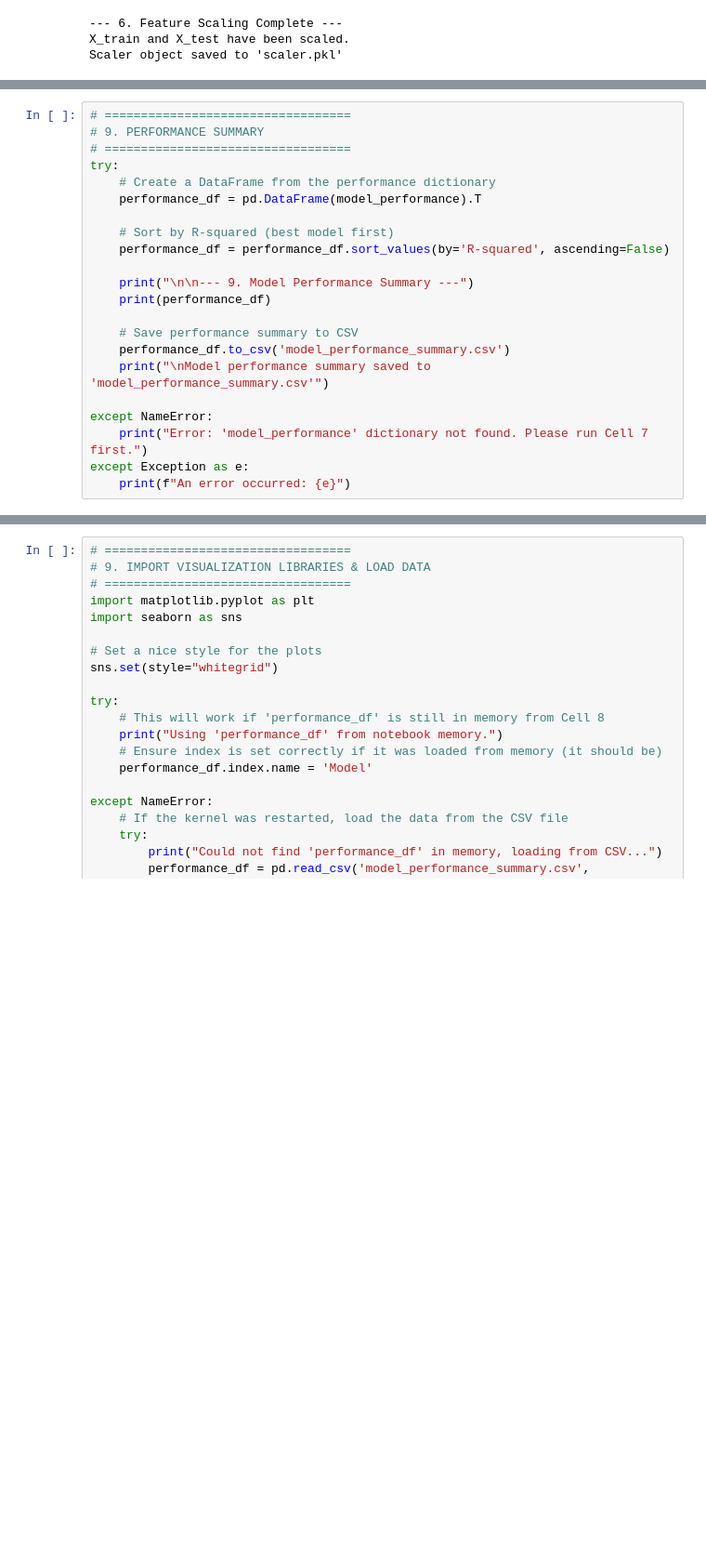
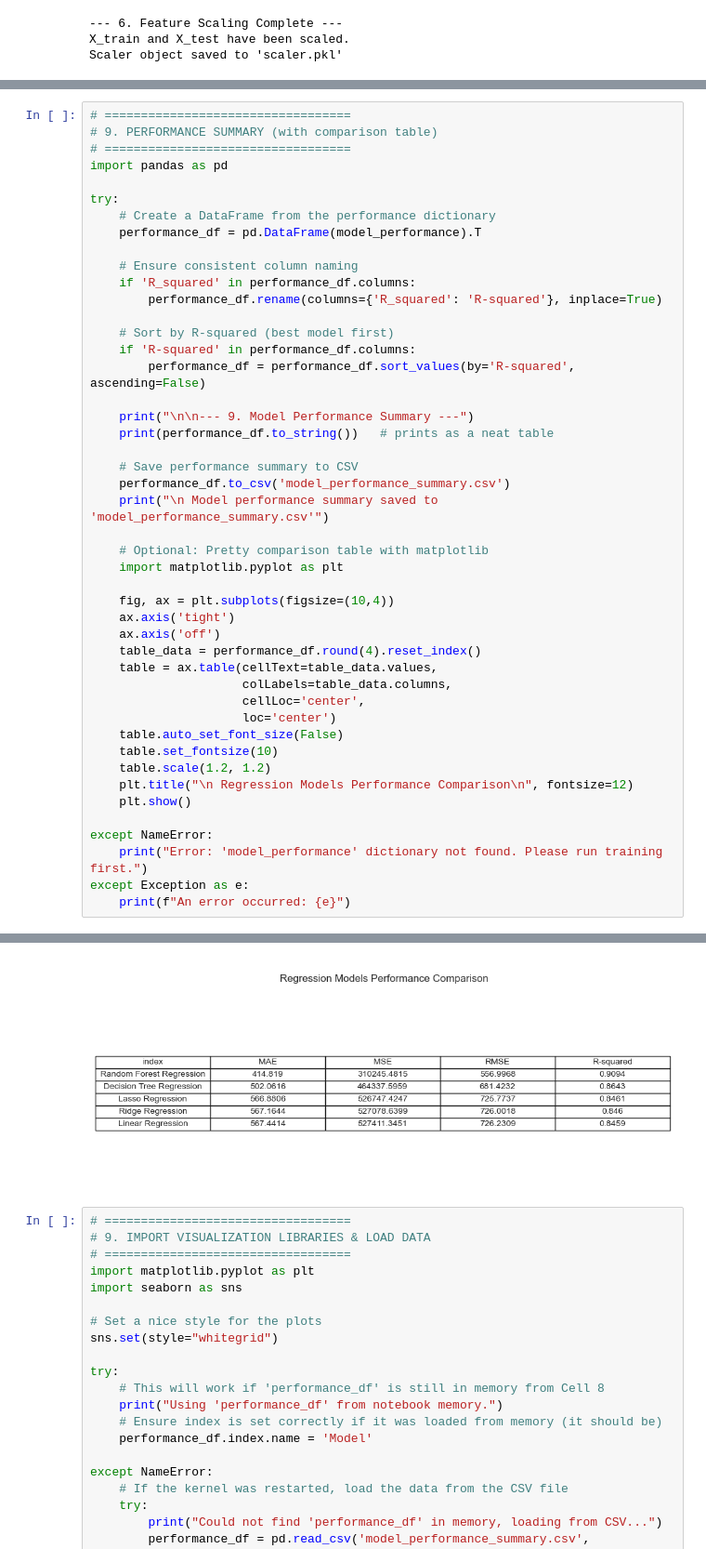
Before and after one commit to springboardmentor29803v-cpu/RideWise-Predicting-Bike-sharing-Demand, a Jupyter notebook: Types_of_Regression.ipynb, the cells around one changed output, grey strips where cells are left out. Shown at 93% size. Saved outputs shown, nothing was run; the diff lists cells and outputs as text; blank space fills up the shorter version.

```diff
--- a/Types_of_Regression.ipynb
+++ b/Types_of_Regression.ipynb
@@ -212,24 +221,48 @@ Training Lasso Regression...
   Model saved to 'random_forest_regression_model.pkl'
 # %%
 # ==================================
-# 9. PERFORMANCE SUMMARY
+# 9. PERFORMANCE SUMMARY (with comparison table)
 # ==================================
+import pandas as pd
+
 try:
     # Create a DataFrame from the performance dictionary
     performance_df = pd.DataFrame(model_performance).T
 
+    # Ensure consistent column naming
+    if 'R_squared' in performance_df.columns:
+        performance_df.rename(columns={'R_squared': 'R-squared'}, inplace=True)
+
     # Sort by R-squared (best model first)
-    performance_df = performance_df.sort_values(by='R-squared', ascending=False)
+    if 'R-squared' in performance_df.columns:
+        performance_df = performance_df.sort_values(by='R-squared', ascending=False)
 
     print("\n\n--- 9. Model Performance Summary ---")
-    print(performance_df)
+    print(performance_df.to_string())   # prints as a neat table
 
     # Save performance summary to CSV
     performance_df.to_csv('model_performance_summary.csv')
-    print("\nModel performance summary saved to 'model_performance_summary.csv'")
+    print("\n Model performance summary saved to 'model_performance_summary.csv'")
+
+    # Optional: Pretty comparison table with matplotlib
+    import matplotlib.pyplot as plt
+
+    fig, ax = plt.subplots(figsize=(10,4))
+    ax.axis('tight')
+    ax.axis('off')
+    table_data = performance_df.round(4).reset_index()
+    table = ax.table(cellText=table_data.values,
+                     colLabels=table_data.columns,
+                     cellLoc='center',
+                     loc='center')
+    table.auto_set_font_size(False)
+    table.set_fontsize(10)
+    table.scale(1.2, 1.2)
+    plt.title("\n Regression Models Performance Comparison\n", fontsize=12)
+    plt.show()
 
 except NameError:
-    print("Error: 'model_performance' dictionary not found. Please run Cell 7 first.")
+    print("Error: 'model_performance' dictionary not found. Please run training first.")
 except Exception as e:
     print(f"An error occurred: {e}")
 # %% [output]
@@ -244,3 +278,4 @@ Model performance summary saved to 'model_performance_summary.csv'
+[figure, added]
 # %%
 # ==================================
 # 9. IMPORT VISUALIZATION LIBRARIES & LOAD DATA
```
Also changed, not shown: parts of 5 cells of this notebook, 16 other files.
